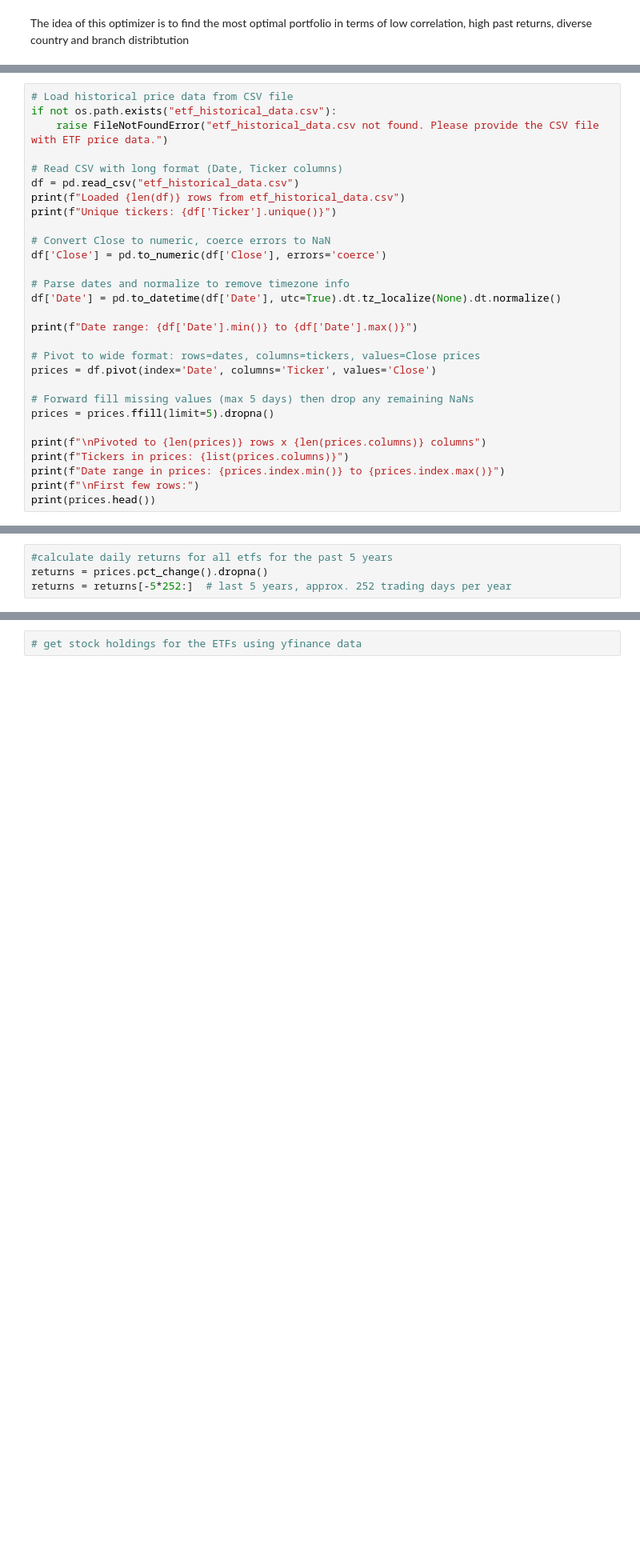
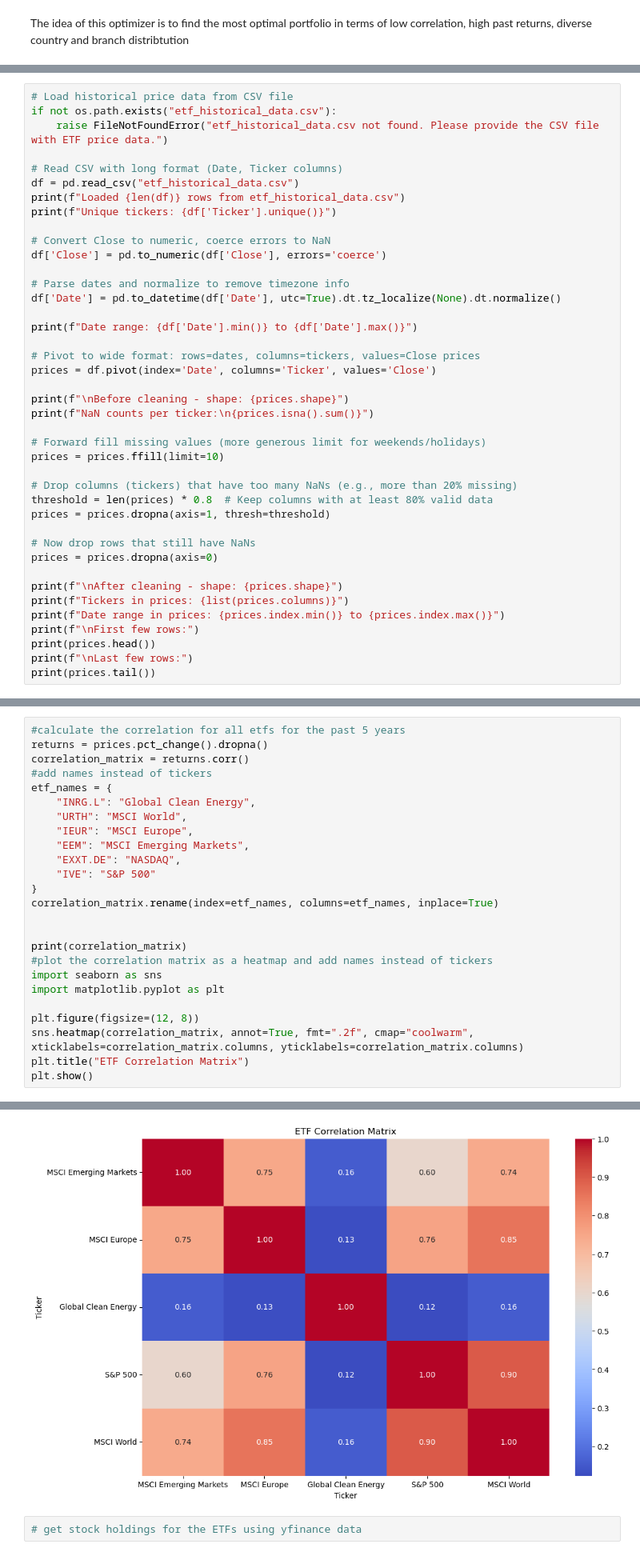
Before and after one commit to chrisbaum01/data-science-seminar-project, a Jupyter notebook: eft-portfolio-optimizer.ipynb, the cells around one changed output, grey strips where cells are left out. Shown at 80% size. Cells and saved outputs as stored; diff of their text form; blank space fills up the shorter version.

```diff
--- a/eft-portfolio-optimizer.ipynb
+++ b/eft-portfolio-optimizer.ipynb
@@ -44,12 +45,24 @@ print(f"Date range: {df['Date'].min()} to {df['Date'].max()}")
 # Pivot to wide format: rows=dates, columns=tickers, values=Close prices
 prices = df.pivot(index='Date', columns='Ticker', values='Close')
 
-# Forward fill missing values (max 5 days) then drop any remaining NaNs
-prices = prices.ffill(limit=5).dropna()
+print(f"\nBefore cleaning - shape: {prices.shape}")
+print(f"NaN counts per ticker:\n{prices.isna().sum()}")
 
-print(f"\nPivoted to {len(prices)} rows x {len(prices.columns)} columns")
+# Forward fill missing values (more generous limit for weekends/holidays)
+prices = prices.ffill(limit=10)
+
+# Drop columns (tickers) that have too many NaNs (e.g., more than 20% missing)
+threshold = len(prices) * 0.8  # Keep columns with at least 80% valid data
+prices = prices.dropna(axis=1, thresh=threshold)
+
+# Now drop rows that still have NaNs
+prices = prices.dropna(axis=0)
+
+print(f"\nAfter cleaning - shape: {prices.shape}")
 print(f"Tickers in prices: {list(prices.columns)}")
 print(f"Date range in prices: {prices.index.min()} to {prices.index.max()}")
 print(f"\nFirst few rows:")
 print(prices.head())
+print(f"\nLast few rows:")
+print(prices.tail())
 # %% [output]
@@ -60,5 +86,26 @@ ValueError: Tz-aware datetime.datetime cannot be converted to datetime64 unless
 # %%
-#calculate daily returns for all etfs for the past 5 years
+#calculate the correlation for all etfs for the past 5 years
 returns = prices.pct_change().dropna()
-returns = returns[-5*252:]  # last 5 years, approx. 252 trading days per year
+correlation_matrix = returns.corr()
+#add names instead of tickers
+etf_names = {
+    "INRG.L": "Global Clean Energy",
+    "URTH": "MSCI World",
+    "IEUR": "MSCI Europe",
+    "EEM": "MSCI Emerging Markets",
+    "EXXT.DE": "NASDAQ",
+    "IVE": "S&P 500"
+}
+correlation_matrix.rename(index=etf_names, columns=etf_names, inplace=True)
+
+
+print(correlation_matrix)
+#plot the correlation matrix as a heatmap and add names instead of tickers
+import seaborn as sns
+import matplotlib.pyplot as plt
+
+plt.figure(figsize=(12, 8))
+sns.heatmap(correlation_matrix, annot=True, fmt=".2f", cmap="coolwarm", xticklabels=correlation_matrix.columns, yticklabels=correlation_matrix.columns)
+plt.title("ETF Correlation Matrix")
+plt.show()
 # %% [output]
@@ -66,2 +127,3 @@ TypeError: unsupported operand type(s) for /: 'str' and 'str'
+[figure, added]
 # %%
 # get stock holdings for the ETFs using yfinance data
```
Also changed, not shown: parts of 3 cells of this notebook, 2 other files.
